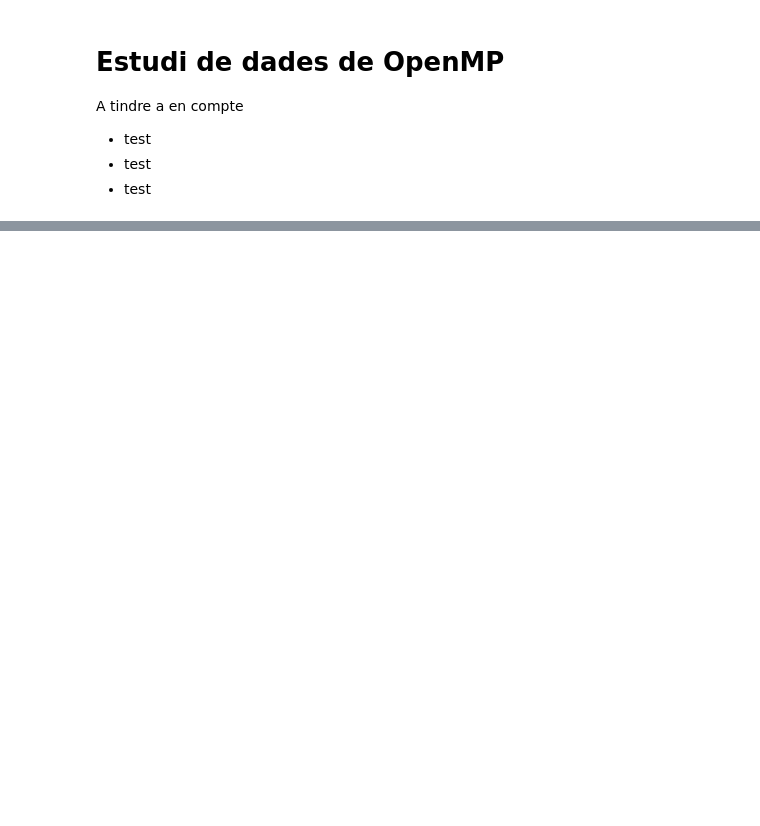
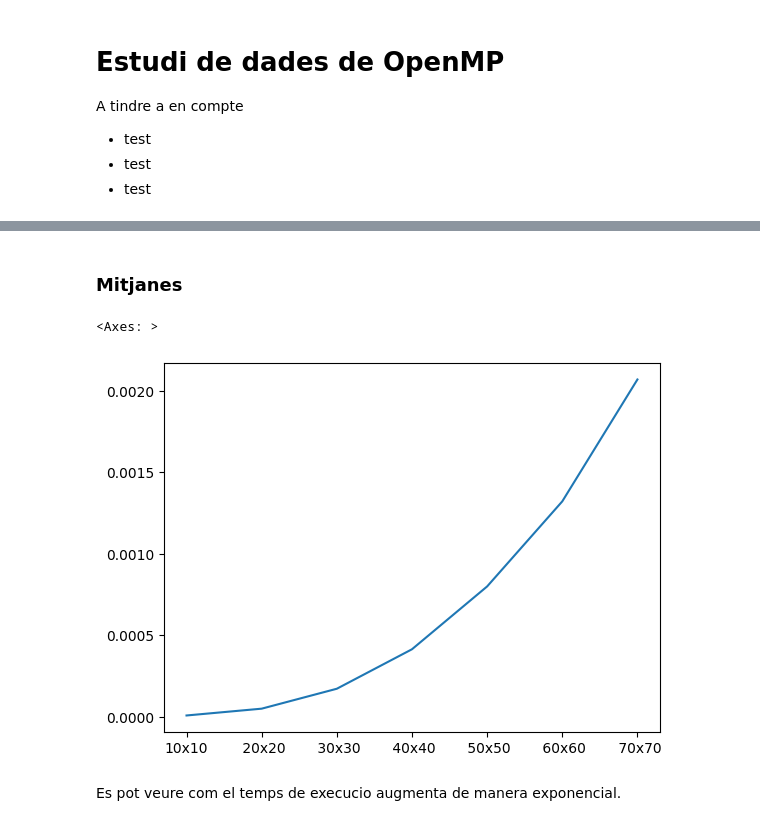
Before and after one commit to u1978882/OpenMP, a Jupyter notebook: matrius/grafics.ipynb, the cells around one changed output, grey strips where cells are left out. Drawn from its saved outputs; the diff is of its cells as text; code cells hidden in the pictures; blank space fills up the shorter version.

```diff
--- a/matrius/grafics.ipynb
+++ b/matrius/grafics.ipynb
@@ -33,0 +45,9 @@ df
+# %% [markdown]
+### Mitjanes
+# %%
+dfps.mean(numeric_only=True).plot()
+# %% [output]
+<Axes: >
+[figure, added]
+# %% [markdown]
+Es pot veure com el temps de execucio augmenta de manera exponencial.
```
Also changed, not shown: parts of 5 cells of this notebook, 3 other files.
